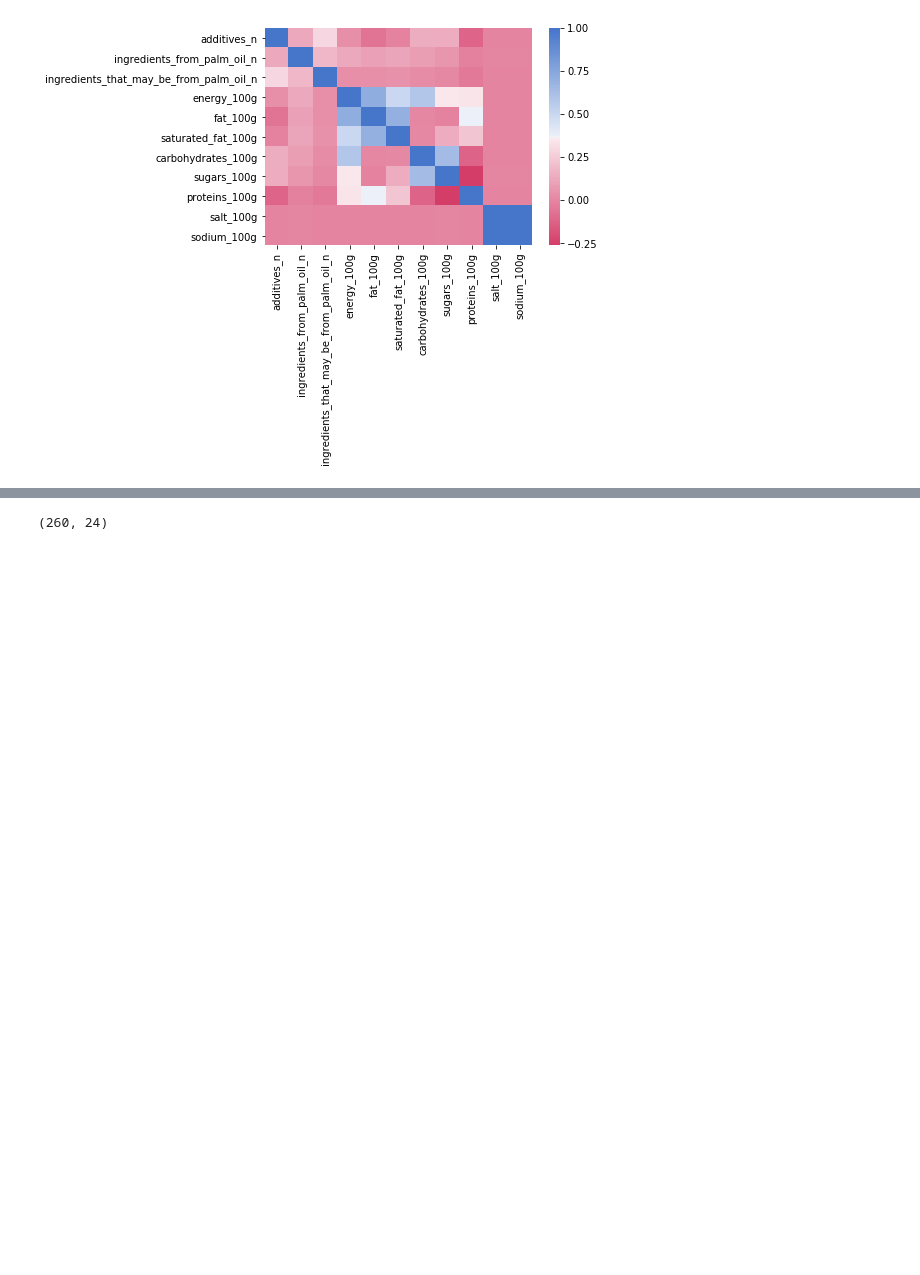
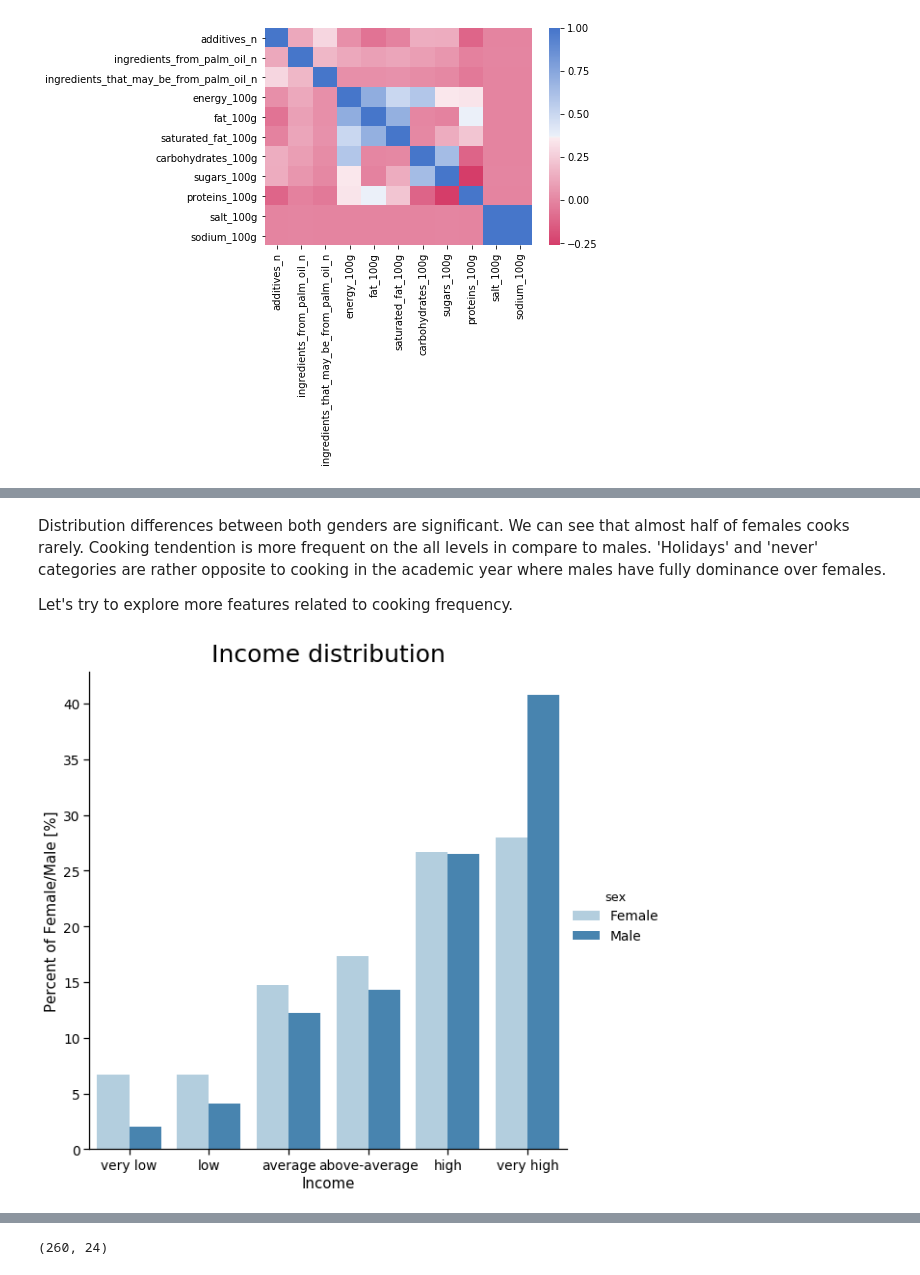
Before and after one commit to powerslider/ai_softuni, a Jupyter notebook: 02_Data_Science/Exam/EDA-Nutrient-Content-Consumption.ipynb, the cells around one changed output, grey strips where cells are left out. Saved outputs shown, nothing was run; the diff lists cells and outputs as text; code cells hidden in the pictures; blank space fills up the shorter version.

```diff
--- a/02_Data_Science/Exam/EDA-Nutrient-Content-Consumption.ipynb
+++ b/02_Data_Science/Exam/EDA-Nutrient-Content-Consumption.ipynb
@@ -438,0 +677,37 @@ sns.heatmap(correlations, cmap=cmap)
+# %% [markdown]
+Distribution differences between both genders are significant. We can see that almost half of females cooks rarely. Cooking tendention is more frequent on the all levels in compare to males. 'Holidays' and 'never' categories are rather opposite to cooking in the academic year where males have fully dominance over females.
+
+Let's try to explore more features related to cooking frequency.
+# %%
+def plot_income_distribution_per_gender(dataset):
+    # New category names
+    labels = ['very low', 'low', 'average','above-average', 'high', 'very high']
+    # Data preparation for plotting
+    df_inc = prepare_category_data(
+        data=dataset,
+        x_var='income',
+        x_names=labels,
+        hue_var='Gender',
+        hue_class='sex',
+        hue_names=['Female', 'Male']
+    )
+
+    with sns.plotting_context(context='notebook', font_scale=1.25):
+        # Seaborn's barplot creator
+        sns.catplot(
+            x='categories',
+            y='percent',
+            hue='sex',
+            data=df_inc,
+            kind='bar',
+            palette='Blues',
+            height=8
+        )
+        # Plot labels
+        plt.xlabel('Income', fontsize=15)
+        plt.ylabel('Percent of Female/Male [%]', fontsize=15)
+        plt.title('Income distribution', y=1.01, size=25)
+
+plot_income_distribution_per_gender(food_choices_data)
+# %% [output]
+[figure, added]
```
Also changed, not shown: parts of 30 cells of this notebook, 1 other file.
